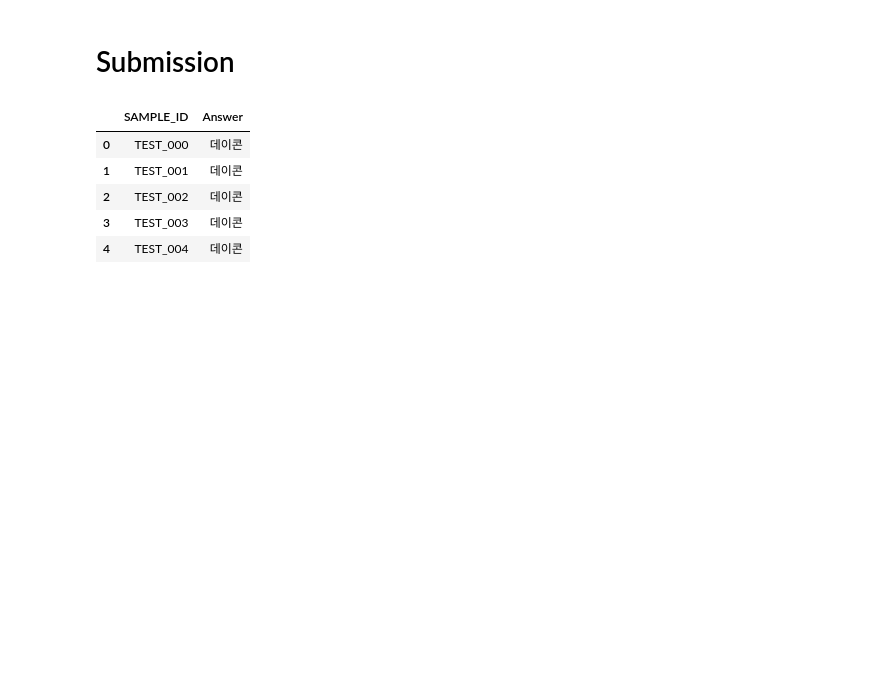
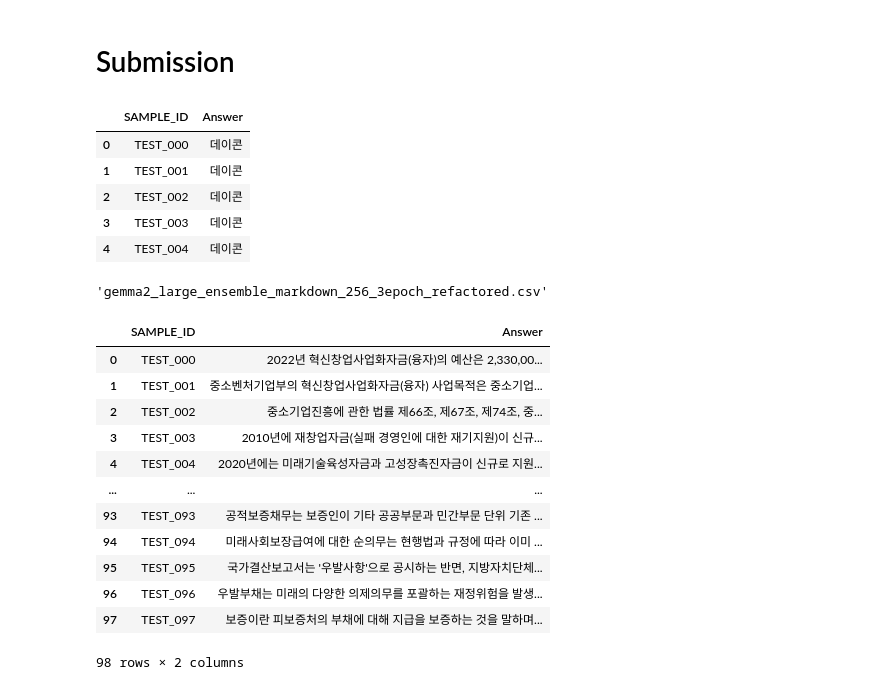
Before and after one commit to theNocturni/WASSUP-DACON-FinAI, a Jupyter notebook: code/1.train_n_inference.ipynb, the cells around one changed output. Saved outputs shown, nothing was run; the diff lists cells and outputs as text; code cells hidden in the pictures; blank space fills up the shorter version.

```diff
--- a/code/1.train_n_inference.ipynb
+++ b/code/1.train_n_inference.ipynb
@@ -516,7 +529,8 @@ dataset_url = dataset_name
 dataset = load_dataset(dataset_url)
 # %%
 # 검증 데이터 쓸지, 테스트 데이터 쓸지
-eval_mode = 'valid' # or 'test'
+#eval_mode = 'valid
+eval_mode = 'test'
 eval_dataset = dataset[eval_mode]
 # %%
 # 그냥 GPU 메모리 확인용
@@ -643,5 +667,9 @@ print_dataset_ele(eval_dataset,i)
 예산은 바우처 사용(~’24.4월) 등 지원 완료 후 최종 정산 예정
 
 --------
+# %%
+def post_process(ans):
+  ans = ans.strip()
+  return ans.split('\n')[0]
 # %% [markdown]
 # Evaluation
@@ -655,23 +724,3 @@ if eval_mode == 'valid':
       item["F1"] = f1
       item["Precision"] = precision
       item["Recall"] = recall
-# %%
-if eval_mode == 'valid':
-  # 제출용 샘플 파일 로드
-  eval_df = pd.DataFrame([])
-
-  # 생성된 답변을 제출 DataFrame에 추가
-  eval_df['Question'] = [item['Question'] for item in results]
-  eval_df['Answer'] = [item['Answer'] for item in results]
-  eval_df["F1"] = [item["F1"] for item in results]
-  eval_df["Precision"] = [item["Precision"] for item in results]
-  eval_df["Recall"] = [item["Recall"] for item in results]
-  # eval_df['Answer'] = eval_df['Answer'].fillna("데이콘")     # 모델에서 빈 값 (NaN) 생성 시 채점에 오류가 날 수 있음 [ 주의 ]
-
-  save_dir = os.path.join(path,'eval')
-  if not os.path.exists(save_dir) : os.makedirs(save_dir)
-  save_name = f'eval_{fname}'
-  save_path = os.path.join(save_dir,save_name)
-
-  # 결과를 CSV 파일로 저장
-  eval_df.to_csv(save_path, encoding='UTF-8-sig', index=False)
@@ -694,24 +736,51 @@ submit_df.head()
 | 2 | TEST_002 | 데이콘 |
 | 3 | TEST_003 | 데이콘 |
 | 4 | TEST_004 | 데이콘 |
+# %%
+fname
+# %% [output]
+'gemma2_large_ensemble_markdown_256_3epoch_refactored.csv'
+# %%
+fname = 'gemma2_large_ensemble_markdown_256_6epoch_refactored.csv'
 # %%
 # 제출용 샘플 파일 로드
 submit_df = pd.read_csv(f"{path}sample_submission.csv")
 
 # 생성된 답변을 제출 DataFrame에 추가
 save_mode = 'submission'
 
 if save_mode != 'submission' :
   submit_df['Question'] = [item['Question'] for item in results]
   submit_df['Context'] = [item['Context'] for item in results]
   save_dir = os.path.join(path,'eval')
 else : save_dir = os.path.join(path,'sub')
 
 if not os.path.exists(save_dir) : os.makedirs(save_dir)
-save_path = os.path.join(save_dir,fname)
+save_path1 = os.path.join(save_dir,fname[:-4]+'_1.csv')
+save_path2 = os.path.join(save_dir,fname[:-4]+'_2.csv')
 
 submit_df['Answer'] = [item['Answer'] for item in results]
-submit_df['Answer'] = submit_df['Answer'].fillna("데이콘").apply(str.rstrip)     # 모델에서 빈 값 (NaN) 생성 시 채점에 오류가 날 수 있음 [ 주의 ]
+submit_df['Answer'] = submit_df['Answer'].fillna("데이콘").apply(str.strip)
 
 # 결과를 CSV 파일로 저장
-submit_df.to_csv(save_path, encoding='UTF-8-sig', index=False)
+submit_df.to_csv(save_path1, encoding='UTF-8-sig', index=False)
+
+# 후처리
+#submit_df['Answer'] = submit_df.Answer.str.split('\n').str[0]
+submit_df['Answer'] = submit_df.Answer.apply(post_process)
+display(submit_df)
+submit_df.to_csv(save_path2, encoding='UTF-8-sig', index=False)
+# %% [output]
+|  | SAMPLE_ID | Answer |
+| 0 | TEST_000 | 2022년 혁신창업사업화자금(융자)의 예산은 2,330,00... |
+| 1 | TEST_001 | 중소벤처기업부의 혁신창업사업화자금(융자) 사업목적은 중소기업... |
+| 2 | TEST_002 | 중소기업진흥에 관한 법률 제66조, 제67조, 제74조, 중... |
+| 3 | TEST_003 | 2010년에 재창업자금(실패 경영인에 대한 재기지원)이 신규... |
+| 4 | TEST_004 | 2020년에는 미래기술육성자금과 고성장촉진자금이 신규로 지원... |
+| ... | ... | ... |
+| 93 | TEST_093 | 공적보증채무는 보증인이 기타 공공부문과 민간부문 단위 기존 ... |
+| 94 | TEST_094 | 미래사회보장급여에 대한 순의무는 현행법과 규정에 따라 이미 ... |
+| 95 | TEST_095 | 국가결산보고서는 '우발사항'으로 공시하는 반면, 지방자치단체... |
+| 96 | TEST_096 | 우발부채는 미래의 다양한 의제의무를 포괄하는 재정위험을 발생... |
+| 97 | TEST_097 | 보증이란 피보증처의 부채에 대해 지급을 보증하는 것을 말하며... |
+98 rows × 2 columns
```
Also changed, not shown: parts of 20 cells of this notebook.
